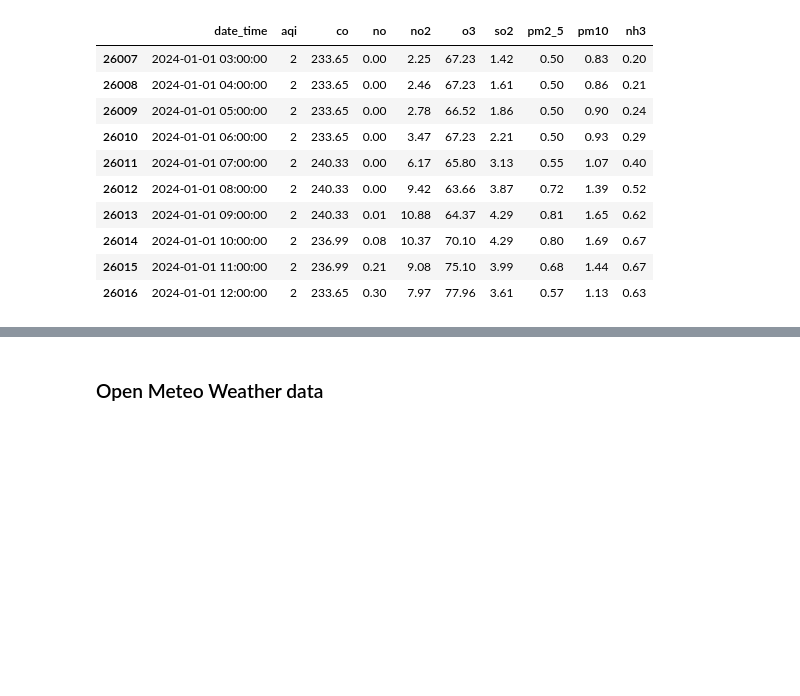
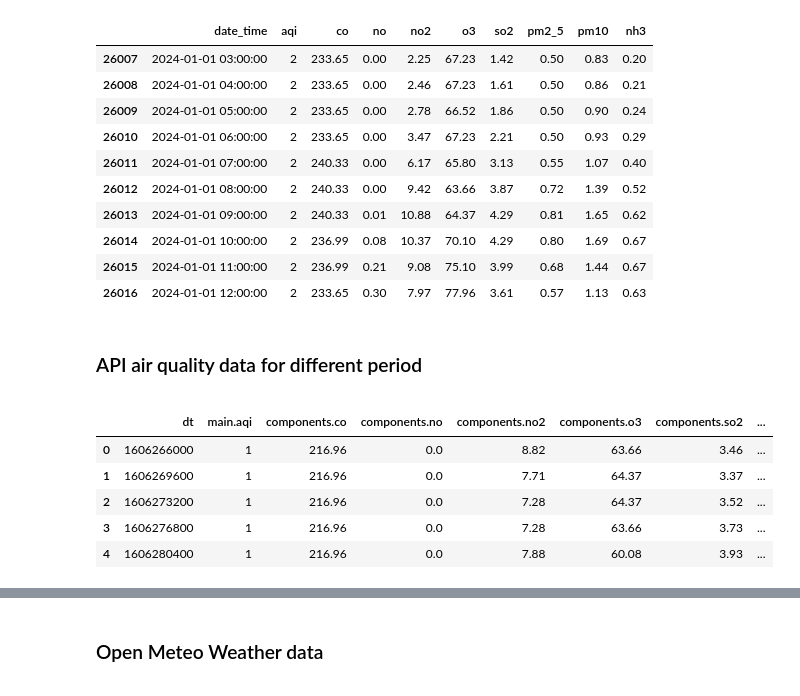
Before and after one commit to Frannerz/air_pollution_analysis, a Jupyter notebook: air_pollution_hammersmith.ipynb, the cells around one changed output, grey strips where cells are left out. Saved outputs shown, nothing was run; the diff lists cells and outputs as text; code cells hidden in the pictures; blank space fills up the shorter version.

```diff
--- a/air_pollution_hammersmith.ipynb
+++ b/air_pollution_hammersmith.ipynb
@@ -180,3 +180,17 @@ air_quality_hammersmith.tail(10)
 | 26014 | 2024-01-01 10:00:00 | 2 | 236.99 | 0.08 | 10.37 | 70.10 | 4.29 | 0.80 | 1.69 | 0.67 |
 | 26015 | 2024-01-01 11:00:00 | 2 | 236.99 | 0.21 | 9.08 | 75.10 | 3.99 | 0.68 | 1.44 | 0.67 |
 | 26016 | 2024-01-01 12:00:00 | 2 | 233.65 | 0.30 | 7.97 | 77.96 | 3.61 | 0.57 | 1.13 | 0.63 |
+# %% [markdown]
+<div class="yellow small-padding">
+    <h3>API air quality data for different period</h3>
+</div>
+# %%
+api_data = pd.read_csv('data_unclean/air_pollution_data_Hammersmith_Oct20_Oct22.csv')
+api_data.head()
+# %% [output]
+|  | dt | main.aqi | components.co | components.no | components.no2 | components.o3 | components.so2 | ... |
+| 0 | 1606266000 | 1 | 216.96 | 0.0 | 8.82 | 63.66 | 3.46 | ... |
+| 1 | 1606269600 | 1 | 216.96 | 0.0 | 7.71 | 64.37 | 3.37 | ... |
+| 2 | 1606273200 | 1 | 216.96 | 0.0 | 7.28 | 64.37 | 3.52 | ... |
+| 3 | 1606276800 | 1 | 216.96 | 0.0 | 7.28 | 63.66 | 3.73 | ... |
+| 4 | 1606280400 | 1 | 216.96 | 0.0 | 7.88 | 60.08 | 3.93 | ... |
```
Also changed, not shown: parts of 24 cells of this notebook, 2 other files.
